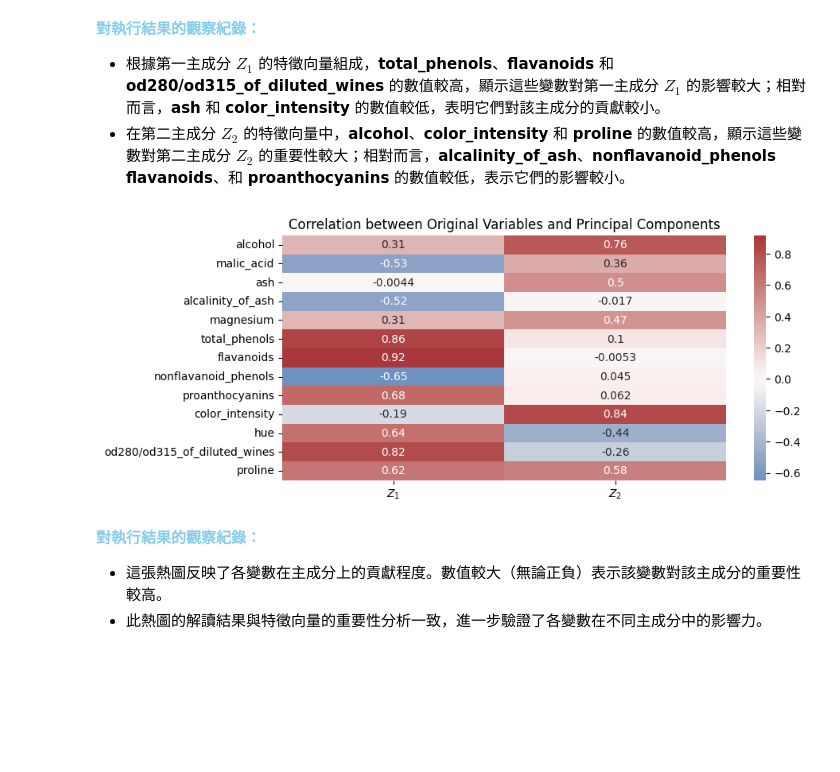
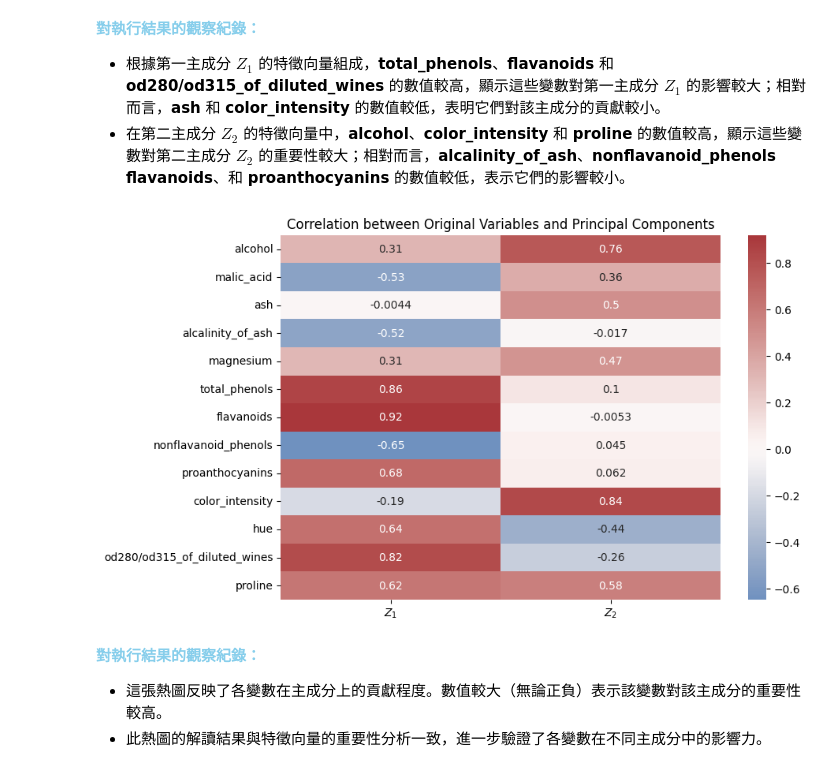
Before and after one commit to Hank8ntpu/InClassCoding, a Jupyter notebook: homework_PCA.ipynb, the cells around one changed output. Cells and saved outputs as stored; diff of their text form; code cells hidden in the pictures; blank space fills up the shorter version.

```diff
--- a/homework_demo.ipynb
+++ b/homework_PCA.ipynb
@@ -332,19 +417,19 @@ plt.show()
 # %%
 import numpy as np
 
 # 計算原變數與主成分的相關係數
 correlations = np.corrcoef(X_standardized.T, X_pca_standardized[:, :2].T)[:len(X.columns), len(X.columns):]
 
 # 轉為 DataFrame 方便視覺化
 correlation_df = pd.DataFrame(correlations, columns=['$Z_1$', '$Z_2$'], index=X.columns)
 
 # 繪製熱圖
-plt.figure(figsize=(9, 4))
+plt.figure(figsize=(9, 6))
 seaborn.heatmap(correlation_df, annot=True, cmap='vlag', center=0)
 plt.title("Correlation between Original Variables and Principal Components")
 plt.show()
 # %% [output]
-[figure, old version]
+[figure, new version]
 # %% [markdown]
 **<font color=skyblue>對執行結果的觀察紀錄：</font>**
 - 這張熱圖反映了各變數在主成分上的貢獻程度。數值較大（無論正負）表示該變數對該主成分的重要性較高。
```
Also changed, not shown: parts of 14 cells of this notebook, 3 other files.
